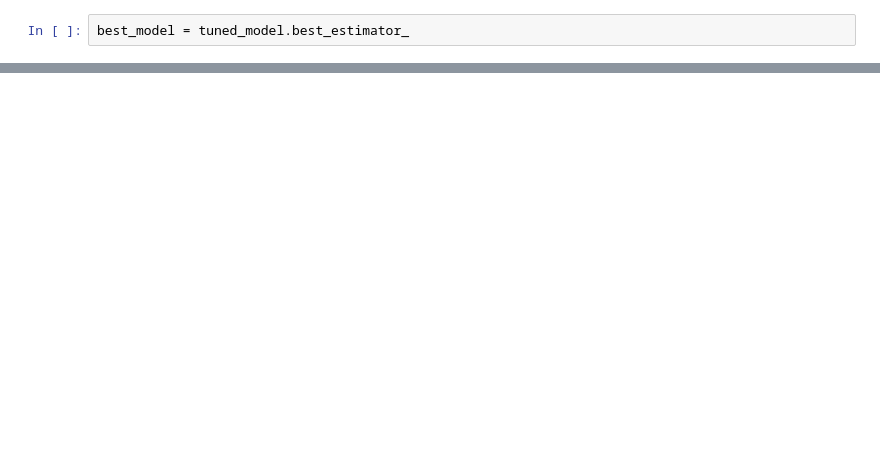
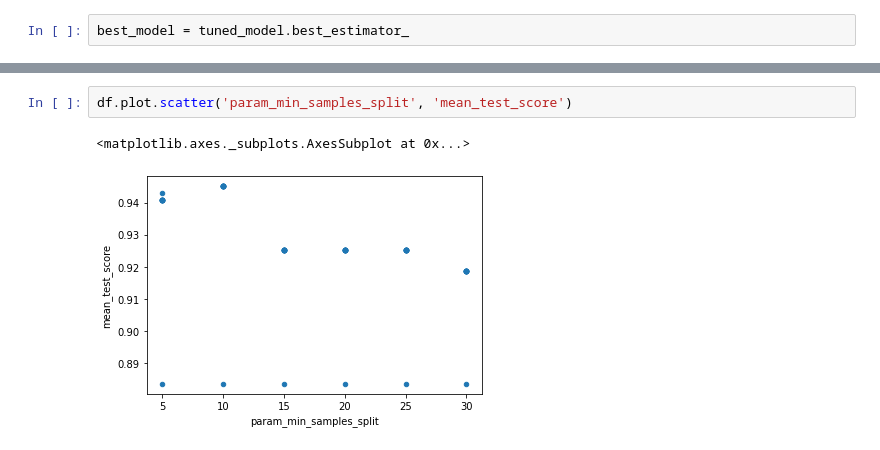
Before and after one commit to sohdacafe/Machine_Learning, a Jupyter notebook: deci_tree_breast_cancer.ipynb, the cells around one changed output, grey strips where cells are left out. Cells and saved outputs as stored; diff of their text form; blank space fills up the shorter version.

```diff
--- a/deci_tree_breast_cancer.ipynb
+++ b/deci_tree_breast_cancer.ipynb
@@ -119,0 +162,5 @@ print(best_model.score(x_test, t_test))
+# %%
+df.plot.scatter('param_min_samples_split', 'mean_test_score')
+# %% [output]
+<matplotlib.axes._subplots.AxesSubplot at 0x...>
+[figure, added]
```
Also changed, not shown: parts of 12 cells of this notebook.
